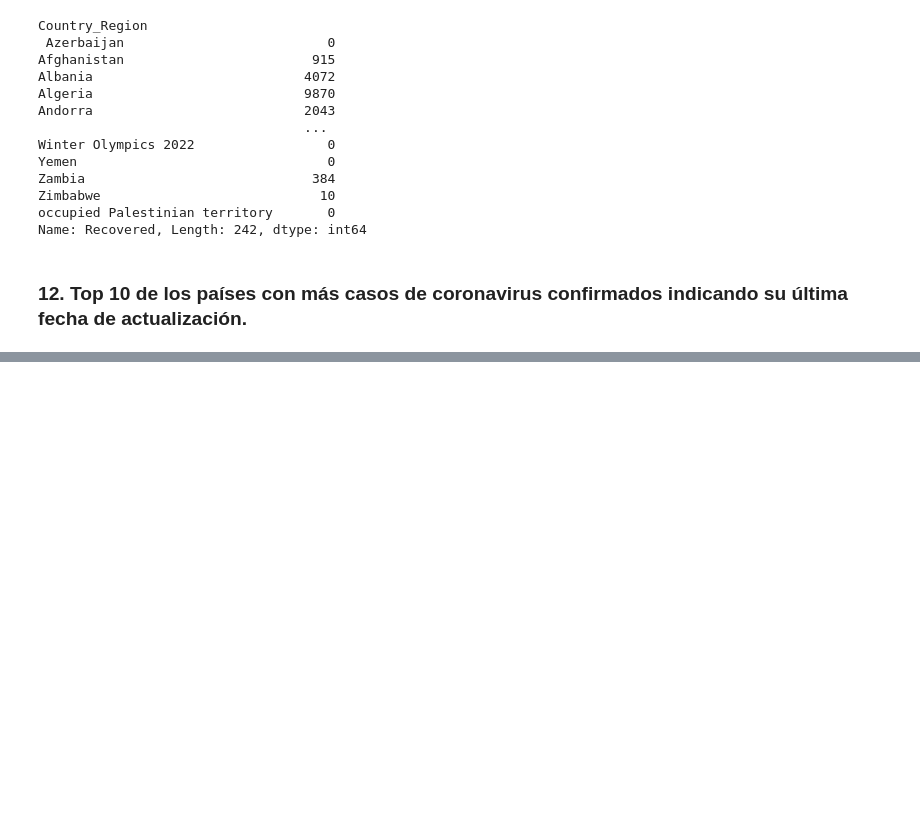
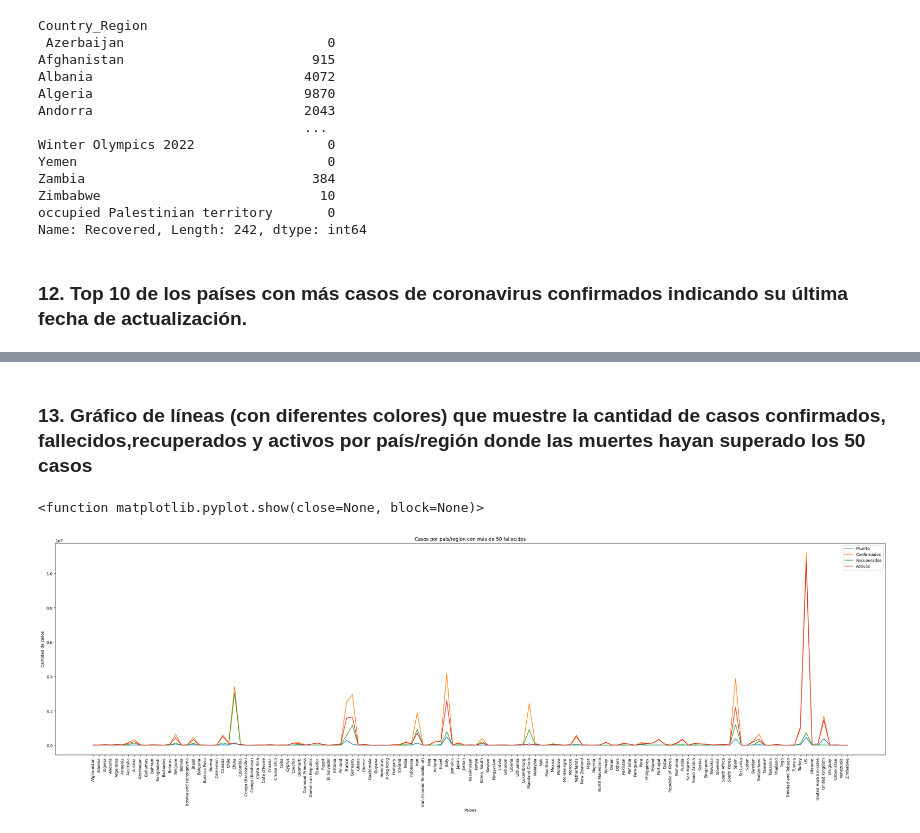
Before and after one commit to AlexisPV/Proyecto_Gestion_datos, a Jupyter notebook: Pinto_gestion.ipynb, the cells around one changed output, grey strips where cells are left out. Cells and saved outputs as stored; diff of their text form; code cells hidden in the pictures; blank space fills up the shorter version.

```diff
--- a/Pinto_gestion.ipynb
+++ b/Pinto_gestion.ipynb
@@ -289,0 +306,34 @@ Name: Recovered, Length: 242, dtype: int64
+# %% [markdown]
+### 13. Gráfico de líneas (con diferentes colores) que muestre la cantidad de casos confirmados, fallecidos,recuperados y activos por país/región donde las muertes hayan superado los 50 casos
+# %%
+grafico_sum = df.groupby(["Country_Region"])[["Confirmed","Recovered","Deaths","Active"]].sum()
+grafico_sum = grafico_sum[grafico_sum["Deaths"] > 50]
+
+
+# Configurar el gráfico
+plt.figure(figsize=(30, 10))
+plt.title('Casos por país/región con más de 50 fallecidos')
+plt.xlabel('Paises')
+plt.ylabel('Cantidad de casos')
+
+# Rotar las etiquetas del eje x
+plt.xticks(rotation=90)
+
+
+plt.plot(grafico_sum.index.tolist(),grafico_sum["Deaths"], label='Muerto' )
+plt.plot(grafico_sum.index.tolist(),grafico_sum["Confirmed"], label='Confirmados' )
+plt.plot(grafico_sum.index.tolist(),grafico_sum["Recovered"], label='Recuperados' )
+plt.plot(grafico_sum.index.tolist(),grafico_sum["Active"], label='Activos' )
+
+
+# Agregar la leyenda
+plt.legend()
+
+# Ajustar el diseño
+plt.tight_layout()
+
+
+plt.show
+# %% [output]
+<function matplotlib.pyplot.show(close=None, block=None)>
+[figure, added]
```
Also changed, not shown: parts of 17 cells of this notebook, 1 other file.
